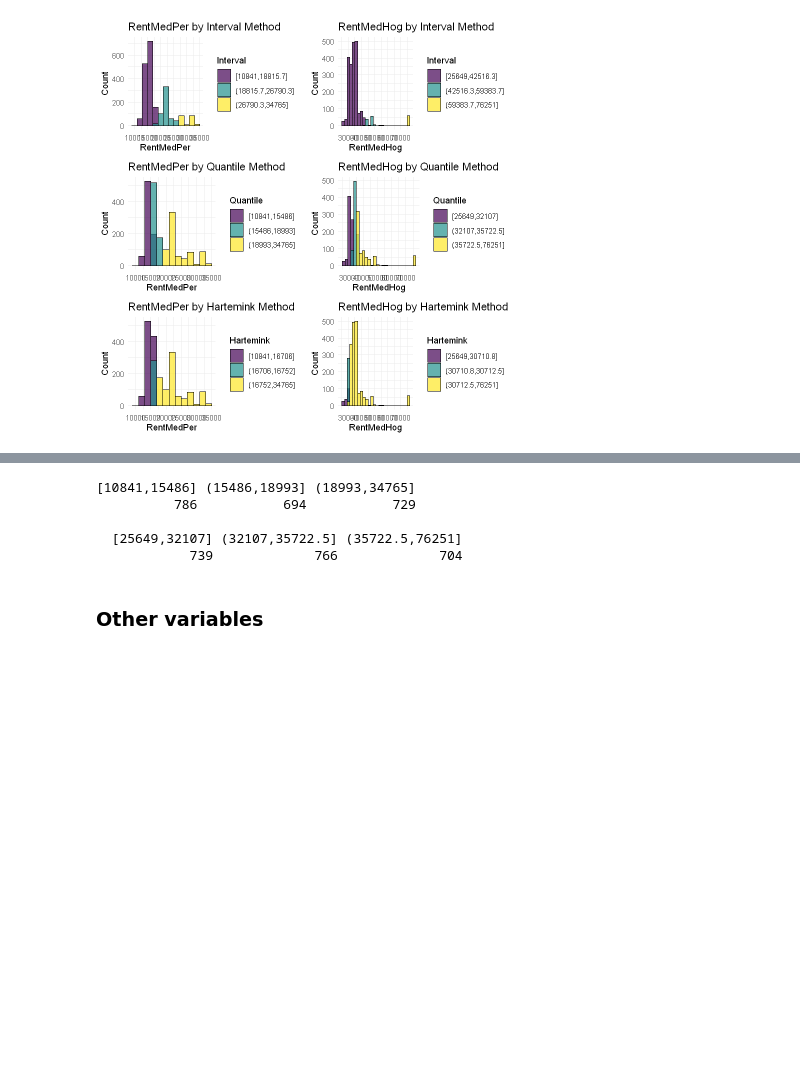
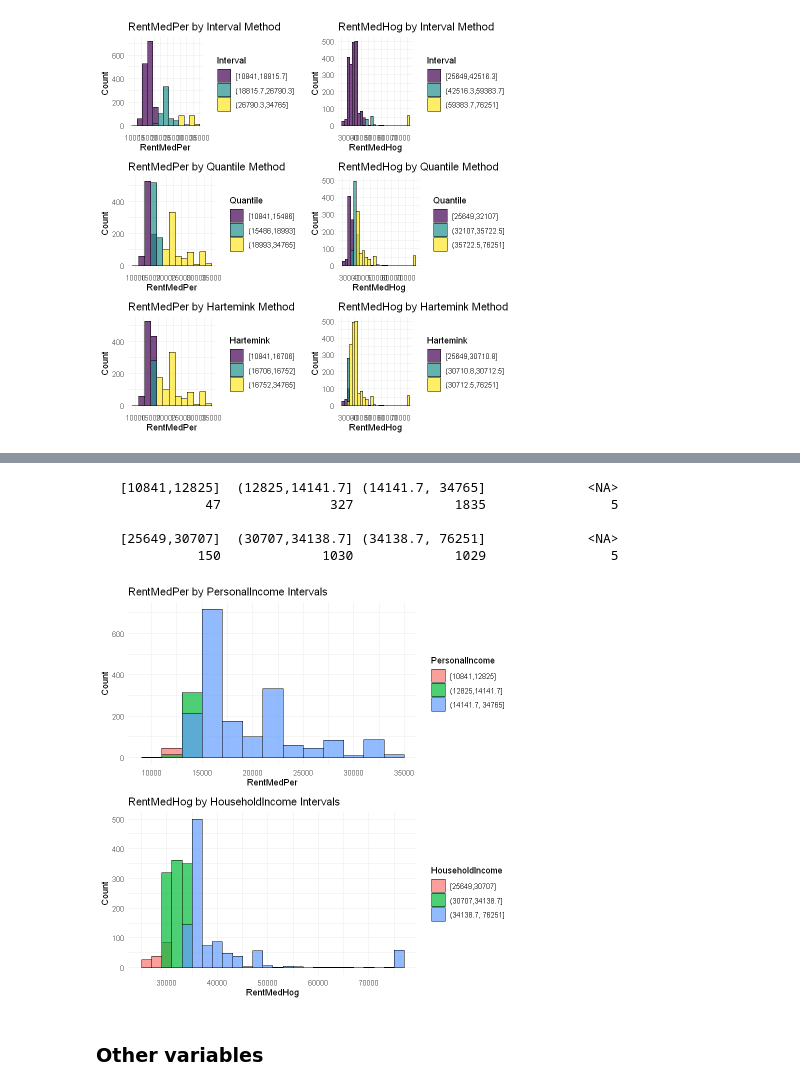
Before and after one commit to JoseLuisMaldonadoA/TFM, a Jupyter notebook: Notebooks/DataPreprocessing.ipynb, the cells around one changed output, grey strips where cells are left out. Drawn from its saved outputs; the diff is of its cells as text; code cells hidden in the pictures; blank space fills up the shorter version.

Commit message:
Notebooks Update
Updates on Income variables and variables reduction

```diff
--- a/Notebooks/DataPreprocessing.ipynb
+++ b/Notebooks/DataPreprocessing.ipynb
@@ -1793,19 +1912,51 @@ Interval counts for RentMedHog (hartemink method):
+# %%
+# Discretize merged_data$RentMedPer into PersonalIncome using thresholds based on Cantabria's income data
+breaks <- c(min(merged_data$RentMedPer, na.rm = TRUE), 12825.00, 14141.67, max(merged_data$RentMedPer, na.rm = TRUE))
+labels <- c("[10841,12825]", "(12825,14141.7]", "(14141.7, 34765]")
+merged_data$PersonalIncome <- cut(merged_data$RentMedPer, breaks = breaks, include.lowest = TRUE, right = TRUE, labels = labels)
+# Check the distribution of the PersonalIncome variable
+print(table(merged_data$PersonalIncome, useNA = "ifany"))
+
+# Discretize merged_data$RentMedHog into HouseholdIncome using thresholds based on Cantabria's income data
+breaks_hog <- c(min(merged_data$RentMedHog, na.rm = TRUE), 30707.00, 34138.67, max(merged_data$RentMedHog, na.rm = TRUE))
+labels_hog <- c("[25649,30707]", "(30707,34138.7]", "(34138.7, 76251]")
+merged_data$HouseholdIncome <- cut(merged_data$RentMedHog, breaks = breaks_hog, include.lowest = TRUE, right = TRUE, labels = labels_hog)
+# Check the distribution of the HouseholdIncome variable
+print(table(merged_data$HouseholdIncome, useNA = "ifany"))
+
+# Plot for PersonalIncome intervals
+p_income <- ggplot(data.frame(RentMedPer = merged_data$RentMedPer, PersonalIncome = merged_data$PersonalIncome),
+                   aes(x = RentMedPer, fill = PersonalIncome)) +
+    geom_histogram(binwidth = 2000, color = "black", position = "identity", alpha = 0.7) +
+    labs(title = "RentMedPer by PersonalIncome Intervals", x = "RentMedPer", y = "Count", fill = "PersonalIncome") +
+    theme_minimal()
+# Plot for HouseholdIncome intervals
+p_hog <- ggplot(data.frame(RentMedHog = merged_data$RentMedHog, HouseholdIncome = merged_data$HouseholdIncome),
+                aes(x = RentMedHog, fill = HouseholdIncome)) +
+    geom_histogram(binwidth = 2000, color = "black", position = "identity", alpha = 0.7) +
+    labs(title = "RentMedHog by HouseholdIncome Intervals", x = "RentMedHog", y = "Count", fill = "HouseholdIncome") +
+    theme_minimal()
+# Show both plots side by side
+suppressWarnings(grid.arrange(p_income, p_hog, ncol = 1))
+# %% [output]
+   [10841,12825]  (12825,14141.7] (14141.7, 34765]             <NA>
+              47              327             1835                5
+
+   [25649,30707]  (30707,34138.7] (34138.7, 76251]             <NA>
+             150             1030             1029                5
+[figure, added]
 # %%
-# Create a new variable PersonalIncome discretizing RentMedPer
-merged_data$PersonalIncome <- suppressWarnings(discretize(data.frame(RentMedPer = income_per), method = "quantile", breaks = 3, ordered = TRUE, debug = FALSE)[,1])
-# Create a new variable HouseholdIncome discretizing RentMedHog
-merged_data$HouseholdIncome <- suppressWarnings(discretize(data.frame(RentMedHog = income_hog), method = "quantile", breaks = 3, ordered = TRUE, debug = FALSE)[,1])
+# Alternative using the discretize function for the dataset
 
-# Check the distribution of the PersonalIncome variable
-print(table(merged_data$PersonalIncome))
-# Check the distribution of the HouseholdIncome variable
-print(table(merged_data$HouseholdIncome))
+# # Create a new variable PersonalIncome discretizing RentMedPer
+# merged_data$PersonalIncome <- suppressWarnings(discretize(data.frame(RentMedPer = income_per), method = "quantile", breaks = 3, ordered = TRUE, debug = FALSE)[,1])
+# # Create a new variable HouseholdIncome discretizing RentMedHog
+# merged_data$HouseholdIncome <- suppressWarnings(discretize(data.frame(RentMedHog = income_hog), method = "quantile", breaks = 3, ordered = TRUE, debug = FALSE)[,1])
+
+# # Check the distribution of the PersonalIncome variable
+# print(table(merged_data$PersonalIncome))
+# # Check the distribution of the HouseholdIncome variable
+# print(table(merged_data$HouseholdIncome))
-# %% [output]
-[10841,15486] (15486,18993] (18993,34765]
-          786           694           729
-
-  [25649,32107] (32107,35722.5] (35722.5,76251]
-            739             766             704
 # %% [markdown]
 ### Other variables
 # %%
```
Also changed, not shown: parts of 5 cells of this notebook.
